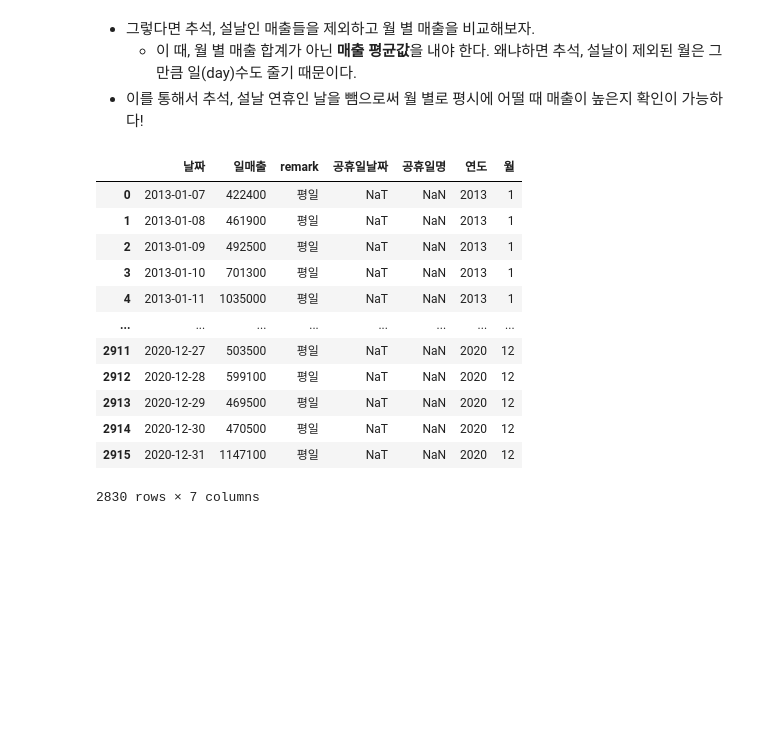
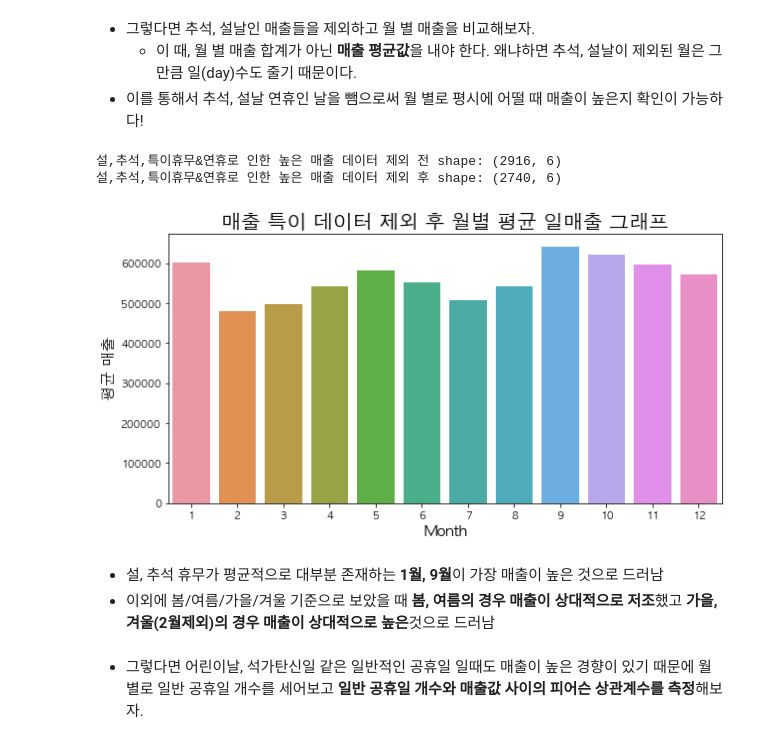
Before and after one commit to young-hun-jo/DataAnalysis, a Jupyter notebook: woochuri/analysis.ipynb, the cells around one changed output. Cells and saved outputs as stored; diff of their text form; code cells hidden in the pictures; blank space fills up the shorter version.

```diff
--- a/woochuri/analysis.ipynb
+++ b/woochuri/analysis.ipynb
@@ -657,17 +653,32 @@ plt.show()
 # 우선 매출액이 0인 설날,추석 때 쉰날 + 특이 휴무 때 쉰날의 데이터 제외해야 함
 # 설날, 추석으로 인해 가중치가 더해진 데이터들만 제외만 하면 됨
 # 설_추석_가중치가 포함된 final_dataset에서 추출해서 사용!
+
+need_cols = ['날짜', '요일', '일매출', '설_추석_가중치', '일반공휴일가중치']
+monthly_df = final_dataset[need_cols]
+monthly_df['월'] = monthly_df['날짜'].dt.month
-# %% [output]
-|  | 날짜 | 일매출 | remark | 공휴일날짜 | 공휴일명 | 연도 | 월 |
-| 0 | 2013-01-07 | 422400 | 평일 | NaT | NaN | 2013 | 1 |
-| 1 | 2013-01-08 | 461900 | 평일 | NaT | NaN | 2013 | 1 |
-| 2 | 2013-01-09 | 492500 | 평일 | NaT | NaN | 2013 | 1 |
-| 3 | 2013-01-10 | 701300 | 평일 | NaT | NaN | 2013 | 1 |
-| 4 | 2013-01-11 | 1035000 | 평일 | NaT | NaN | 2013 | 1 |
-| ... | ... | ... | ... | ... | ... | ... | ... |
-| 2911 | 2020-12-27 | 503500 | 평일 | NaT | NaN | 2020 | 12 |
-| 2912 | 2020-12-28 | 599100 | 평일 | NaT | NaN | 2020 | 12 |
-| 2913 | 2020-12-29 | 469500 | 평일 | NaT | NaN | 2020 | 12 |
-| 2914 | 2020-12-30 | 470500 | 평일 | NaT | NaN | 2020 | 12 |
-| 2915 | 2020-12-31 | 1147100 | 평일 | NaT | NaN | 2020 | 12 |
-2830 rows × 7 columns
+# %%
+# 필요한 데이터들만 추출
+print("설,추석,특이휴무&연휴로 인한 높은 매출 데이터 제외 전 shape:", monthly_df.shape)
+monthly_df = monthly_df[(monthly_df['일매출'] != 0) & (monthly_df['설_추석_가중치'] == 0)]
+print("설,추석,특이휴무&연휴로 인한 높은 매출 데이터 제외 후 shape:", monthly_df.shape)
+# %% [output]
+설,추석,특이휴무&연휴로 인한 높은 매출 데이터 제외 전 shape: (2916, 6)
+설,추석,특이휴무&연휴로 인한 높은 매출 데이터 제외 후 shape: (2740, 6)
+# %%
+# 전처리 후 데이터 월별로 일매출 합계 그래프 그려보기
+group_df = monthly_df.groupby('월')['일매출'].mean()
+
+plt.figure(figsize=(10, 5))
+sns.barplot(x=group_df.index, y=group_df.values)
+plt.title("매출 특이 데이터 제외 후 월별 평균 일매출 그래프", fontsize=20)
+plt.xlabel("Month", fontsize=15)
+plt.ylabel("평균 매출", fontsize=15)
+plt.show()
+# %% [output]
+[figure, added]
+# %% [markdown]
+- 설, 추석 휴무가 평균적으로 대부분 존재하는 **1월, 9월**이 가장 매출이 높은 것으로 드러남
+- 이외에 봄/여름/가을/겨울 기준으로 보았을 때 **봄, 여름의 경우 매출이 상대적으로 저조**했고 **가을,겨울(2월제외)의 경우 매출이 상대적으로 높은**것으로 드러남
+# %% [markdown]
+- 그렇다면 어린이날, 석가탄신일 같은 일반적인 공휴일 일때도 매출이 높은 경향이 있기 때문에 월 별로 일반 공휴일 개수를 세어보고 **일반 공휴일 개수와 매출값 사이의 피어슨 상관계수를 측정**해보자.
```
Also changed, not shown: parts of 38 cells of this notebook.
